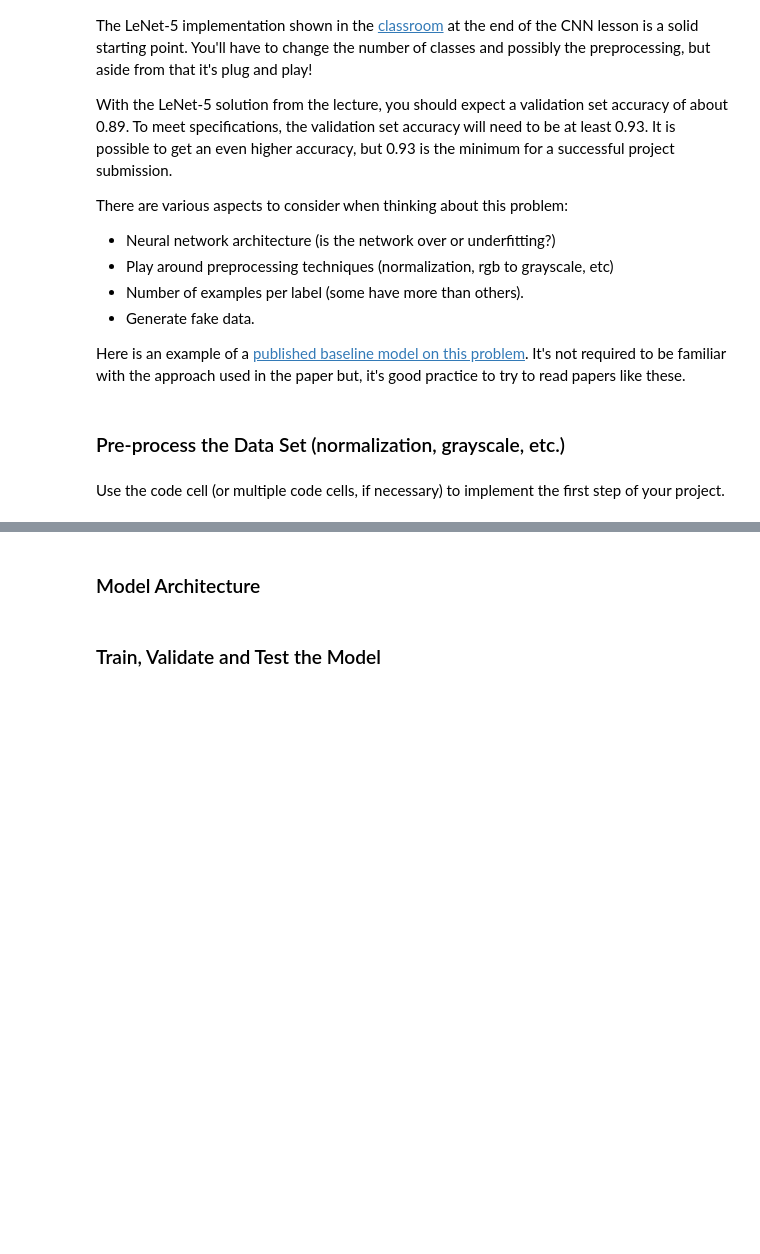
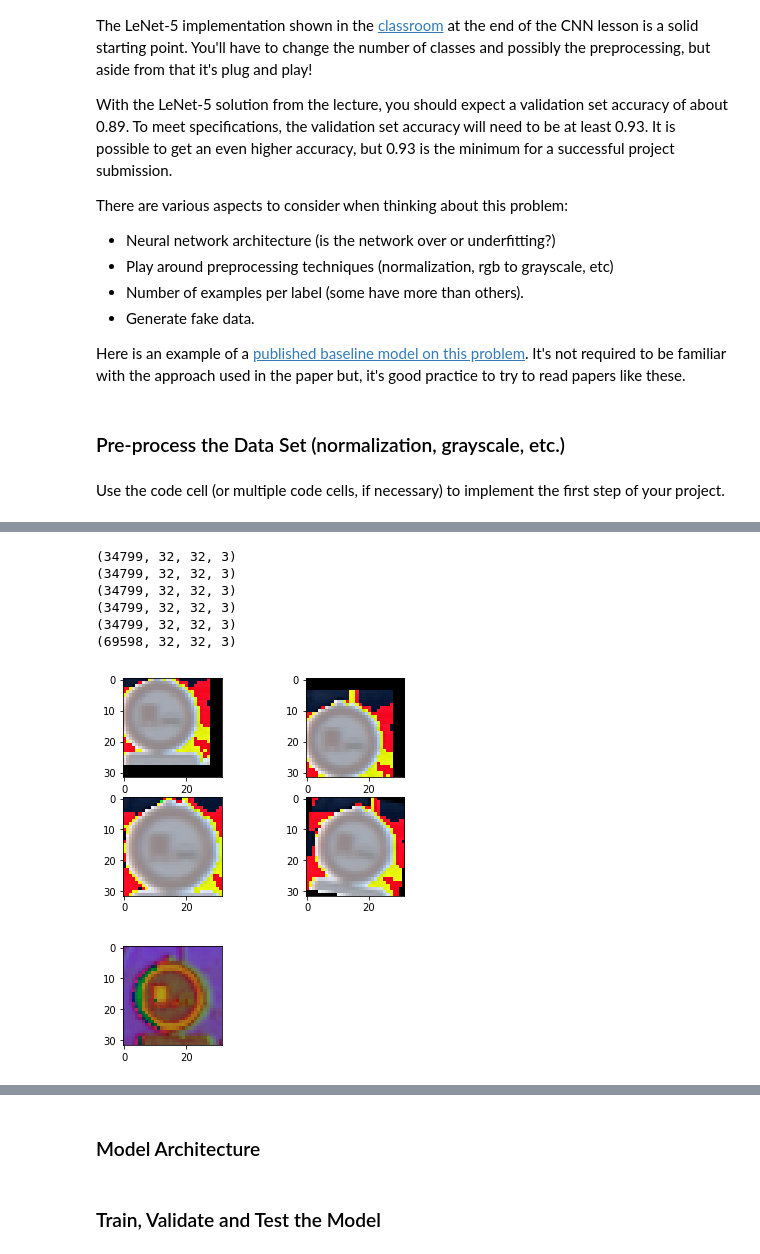
Before and after one commit to jShaoCX/CarND_Project2_Traffic_Signs, a Jupyter notebook: Traffic_Sign_Classifier.ipynb, the cells around one changed output, grey strips where cells are left out. Drawn from its saved outputs; the diff is of its cells as text; code cells hidden in the pictures; blank space fills up the shorter version.

```diff
--- a/Traffic_Sign_Classifier.ipynb
+++ b/Traffic_Sign_Classifier.ipynb
@@ -201,0 +175,64 @@ plt.imshow(X_train_top_left_rotate[2000])
+# %%
+#Data Augmentation
+
+from scipy import ndimage
+from random import randint
+
+fig = plt.figure()
+
+plt1 = fig.add_subplot(221)
+plt2 = fig.add_subplot(222)
+plt3 = fig.add_subplot(223)
+plt4 = fig.add_subplot(224)
+
+fig2 = plt.figure()
+
+plt6 = fig2.add_subplot(221)
+
+M_translate_l = np.float32([[1,0,-4],[0,1,-4]])
+M_translate_r = np.float32([[1,0,4],[0,1,-4]])
+X_train_top= np.asarray([cv.warpAffine(im,M_translate_l,(32,32)) if randint(0,1) == 1 else cv.warpAffine(im,M_translate_r,(32,32)) for im in X_train_norm])
+plt1.imshow(X_train_top[2000])
+print(X_train_top.shape)
+
+M_translate_l = np.float32([[1,0,4],[0,1,4]])
+M_translate_r = np.float32([[1,0,-4],[0,1,4]])
+X_train_bottom= np.asarray([cv.warpAffine(im,M_translate_l,(32,32)) if randint(0,1) == 1 else cv.warpAffine(im,M_translate_r,(32,32)) for im in X_train_norm])
+plt2.imshow(X_train_bottom[2000])
+print(X_train_bottom.shape)
+
+X_train_resize = np.asarray([cv.resize(im,None,fx=1.2, fy=1.2, interpolation = cv.INTER_CUBIC) for im in X_train_norm])[:,3:35,3:35,:]
+plt3.imshow(X_train_resize[2000])
+print(X_train_resize.shape)
+
+M_counter_s = cv.getRotationMatrix2D((16,16),10,1)
+M_clock_s = cv.getRotationMatrix2D((16,16),-10,1)
+X_train_rotate_10 = np.asarray([cv.warpAffine(im,M_counter_s,(32,32)) if randint(0,1) == 1 else cv.warpAffine(im,M_clock_s,(32,32)) for im in X_train_norm])
+plt4.imshow(X_train_rotate_10[2000])
+print(X_train_rotate_10.shape)
+
+X_train_color_convert = np.asarray([cv.cvtColor(im, cv.COLOR_RGB2HSV) for im in X_train])
+
+X_train_color_convert_norm = np.zeros_like(X_train_color_convert, dtype=float)
+np.copyto(X_train_color_convert_norm,X_train_color_convert,casting='unsafe')
+
+for i in range(0,X_train_color_convert_resize.shape[0]):
+    X_train_color_convert_norm[i,:,:,0] = X_train_color_convert_norm[i,:,:,0]/255.0
+    X_train_color_convert_norm[i,:,:,1] = X_train_color_convert_norm[i,:,:,1]/255.0
+    X_train_color_convert_norm[i,:,:,2] = X_train_color_convert_norm[i,:,:,2]/255.0
+
+plt6.imshow(X_train_color_convert_norm[2000])
+print(X_train_color_convert_norm.shape)
+
+X_aug = np.concatenate((X_train_resize, X_train_top))
+
+print(X_aug.shape)
+# %% [output]
+(34799, 32, 32, 3)
+(34799, 32, 32, 3)
+(34799, 32, 32, 3)
+(34799, 32, 32, 3)
+(34799, 32, 32, 3)
+(69598, 32, 32, 3)
+[figure, added]
+[figure, added]
```
Also changed, not shown: parts of 9 cells of this notebook, 10 other files.
